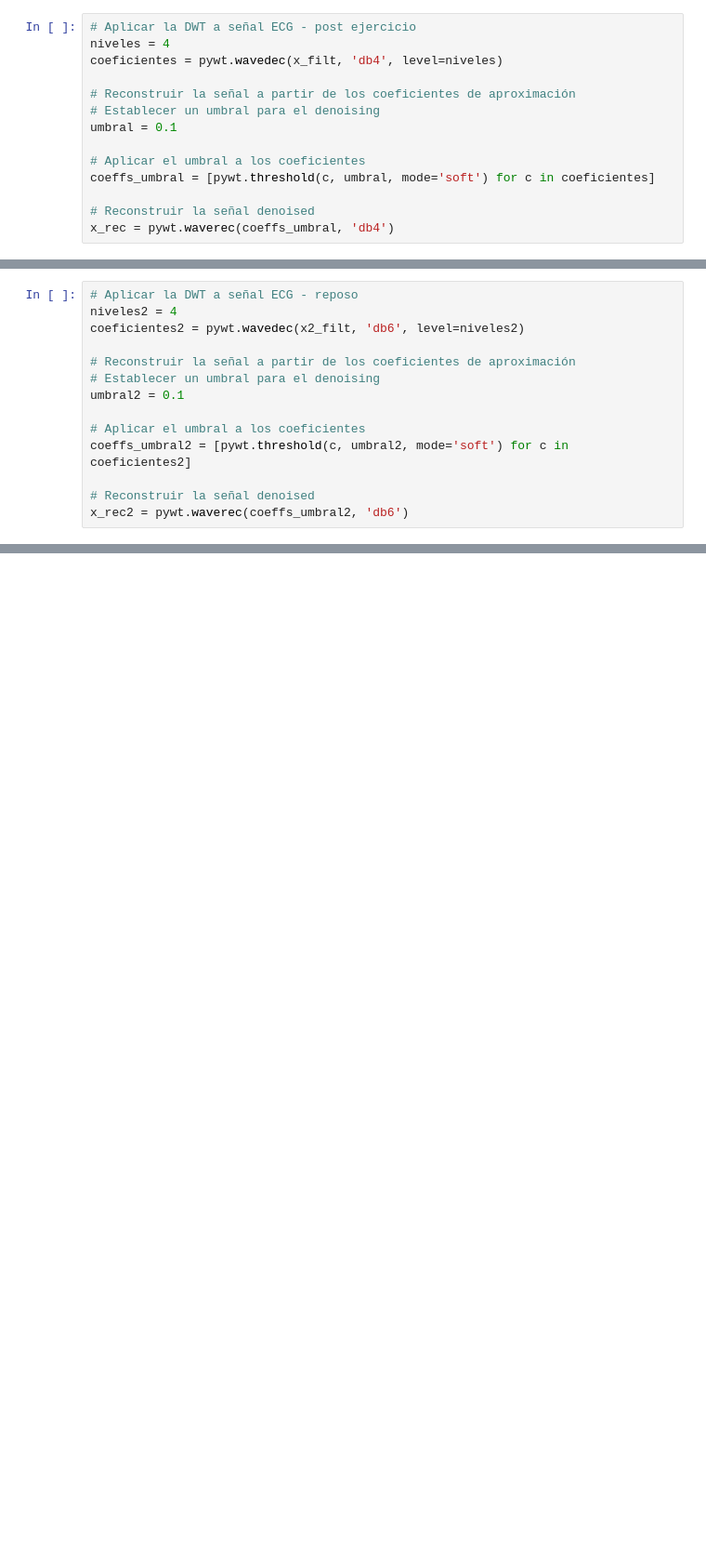
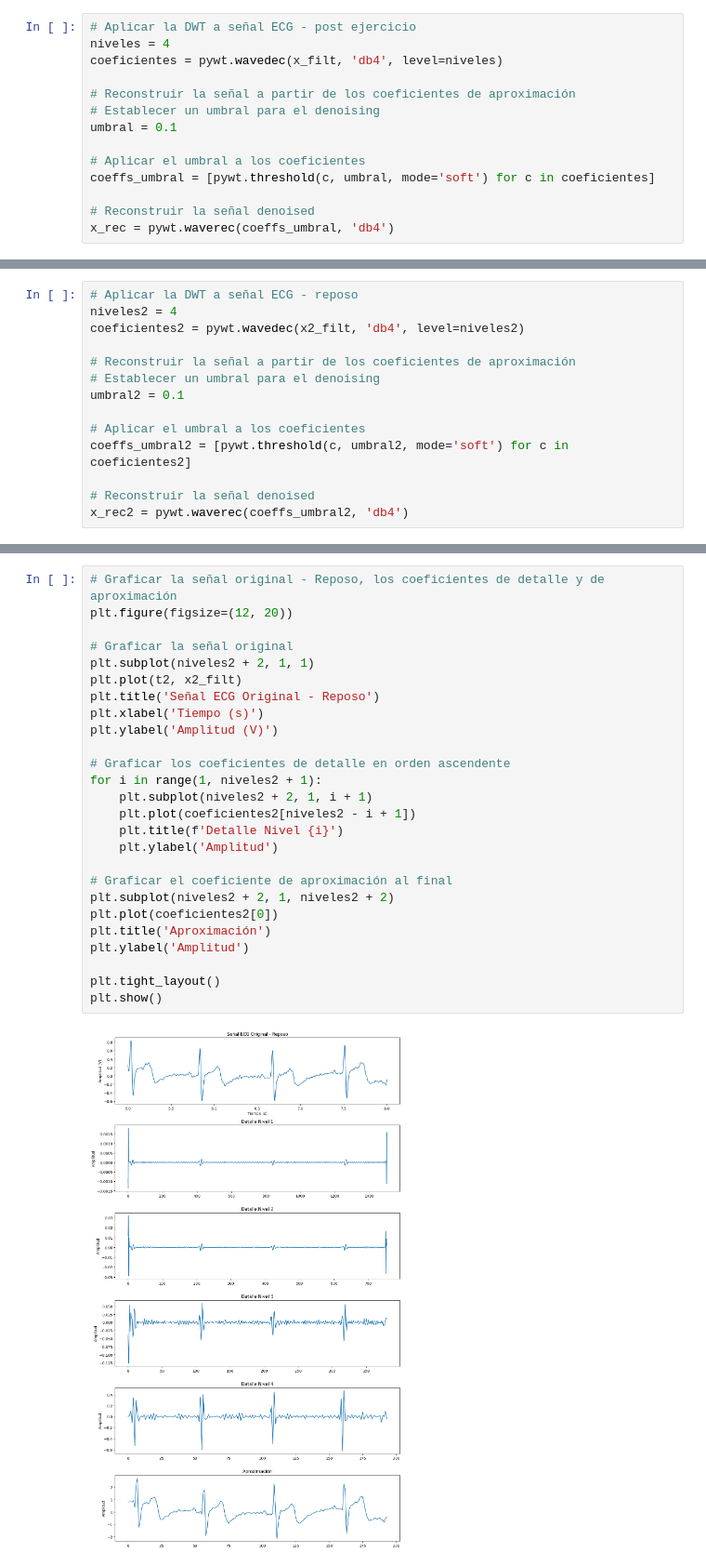
Before and after one commit to Andres-Landeo/GRUPO-09-ISB-2025-II, a Jupyter notebook: Laboratorios/Laboratorio 7 - Filtrado Wavelet/Código_ECG.ipynb, the cells around one changed output, grey strips where cells are left out. Shown at 93% size. Cells and saved outputs as stored; diff of their text form; blank space fills up the shorter version.

```diff
--- a/Laboratorios/Laboratorio 7 - Filtrado Wavelet/Código_ECG.ipynb
+++ b/Laboratorios/Laboratorio 7 - Filtrado Wavelet/Código_ECG.ipynb
@@ -75,7 +79,7 @@ x_rec = pywt.waverec(coeffs_umbral, 'db4')
 # %%
 # Aplicar la DWT a señal ECG - reposo
 niveles2 = 4
-coeficientes2 = pywt.wavedec(x2_filt, 'db6', level=niveles2)
+coeficientes2 = pywt.wavedec(x2_filt, 'db4', level=niveles2)
 
 # Reconstruir la señal a partir de los coeficientes de aproximación
 # Establecer un umbral para el denoising
@@ -85,5 +89,5 @@ umbral2 = 0.1
 coeffs_umbral2 = [pywt.threshold(c, umbral2, mode='soft') for c in coeficientes2]
 
 # Reconstruir la señal denoised
-x_rec2 = pywt.waverec(coeffs_umbral2, 'db6')
+x_rec2 = pywt.waverec(coeffs_umbral2, 'db4')
 # %% [markdown]
@@ -119 +126,29 @@ plt.show()
+# %%
+# Graficar la señal original - Reposo, los coeficientes de detalle y de aproximación
+plt.figure(figsize=(12, 20))
+
+# Graficar la señal original
+plt.subplot(niveles2 + 2, 1, 1)
+plt.plot(t2, x2_filt)
+plt.title('Señal ECG Original - Reposo')
+plt.xlabel('Tiempo (s)')
+plt.ylabel('Amplitud (V)')
+
+# Graficar los coeficientes de detalle en orden ascendente
+for i in range(1, niveles2 + 1):
+    plt.subplot(niveles2 + 2, 1, i + 1)
+    plt.plot(coeficientes2[niveles2 - i + 1])
+    plt.title(f'Detalle Nivel {i}')
+    plt.ylabel('Amplitud')
+
+# Graficar el coeficiente de aproximación al final
+plt.subplot(niveles2 + 2, 1, niveles2 + 2)
+plt.plot(coeficientes2[0])
+plt.title('Aproximación')
+plt.ylabel('Amplitud')
+
+plt.tight_layout()
+plt.show()
+# %% [output]
+[figure, added]
 # %% [markdown]
```
Also changed, not shown: parts of 12 cells of this notebook, 5 other files.
